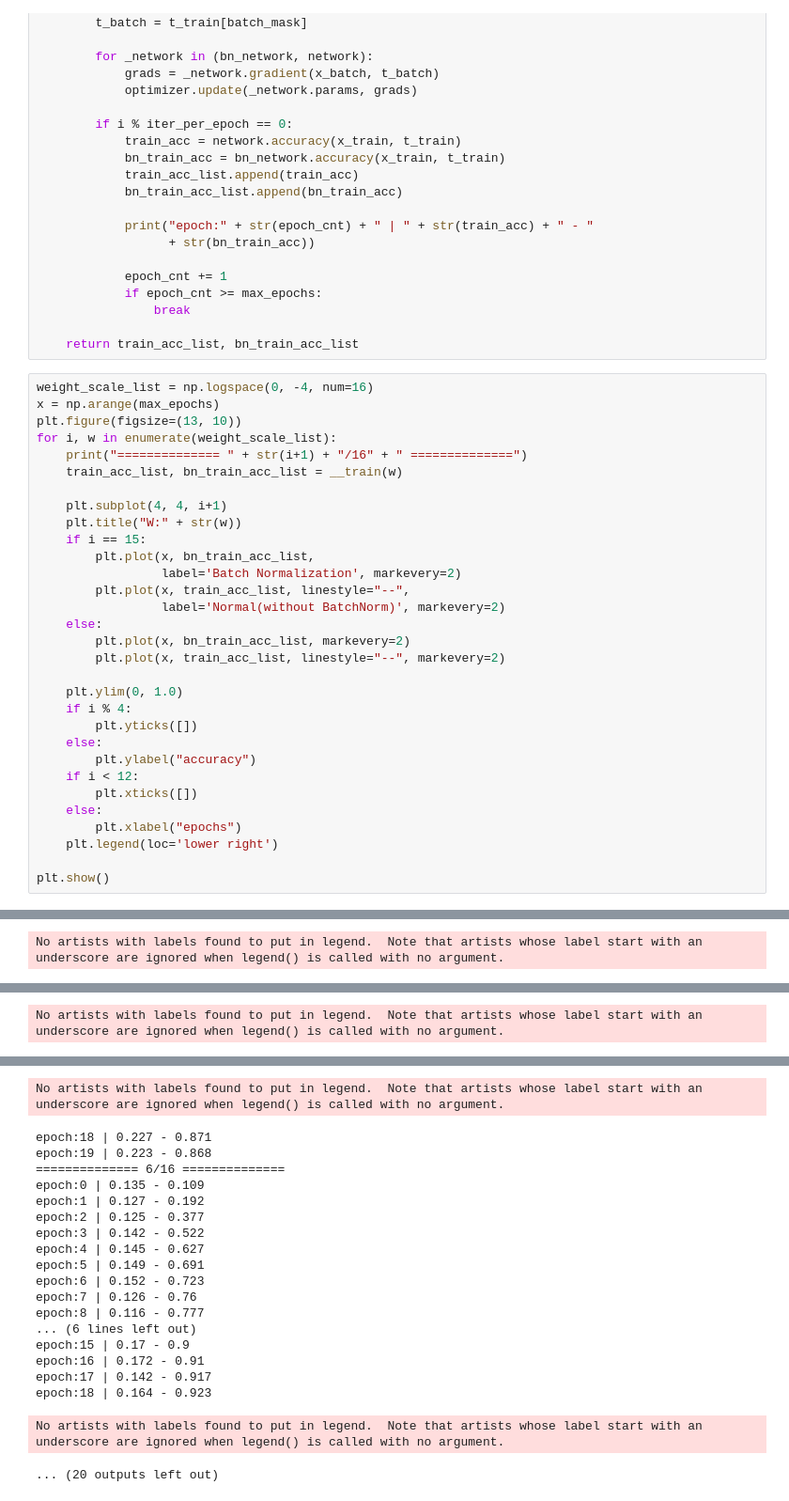
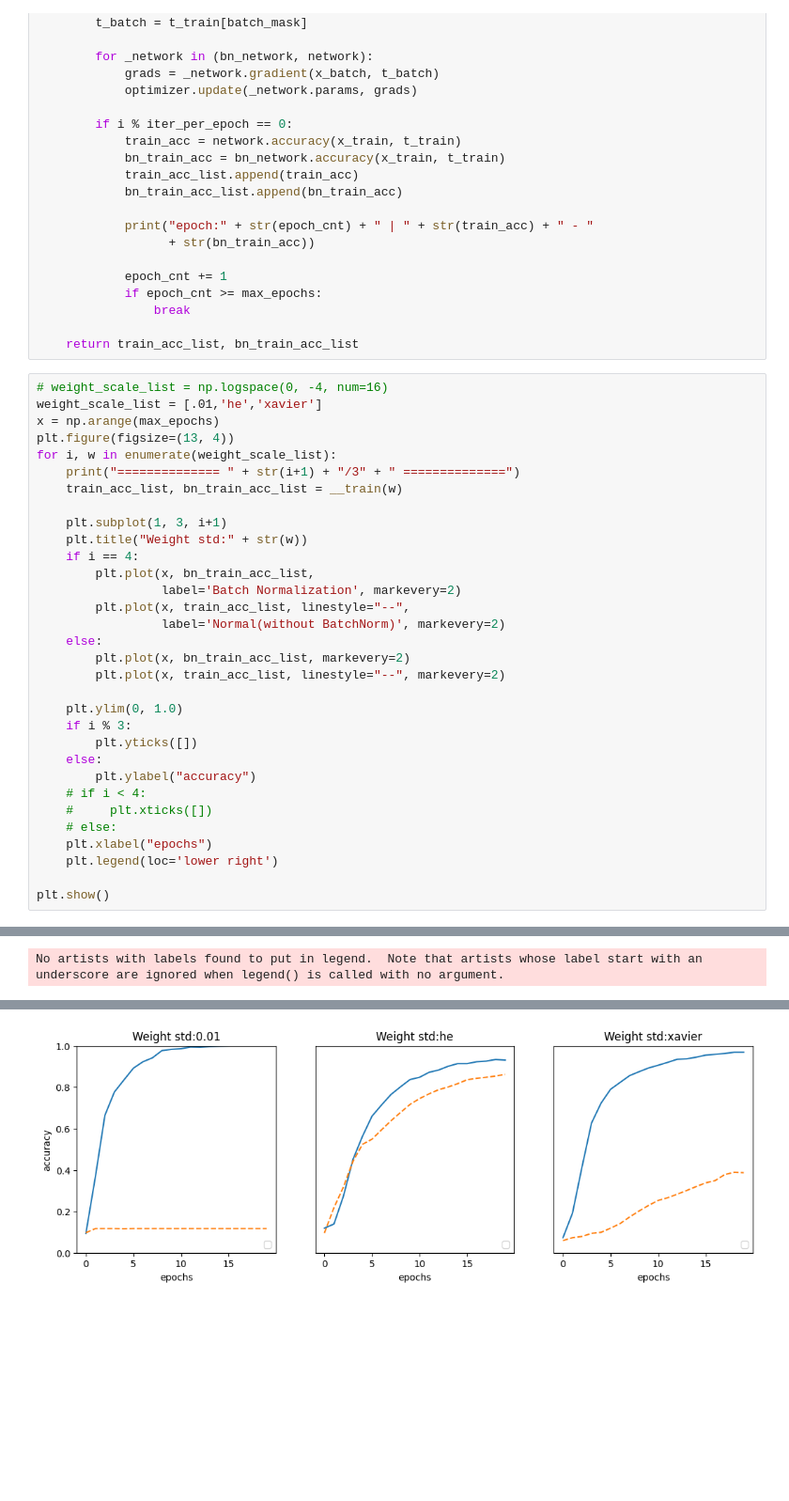
Before and after one commit to chanship72/deepbottom, a Jupyter notebook: chapter6/batch_norm_test.ipynb, the cells around one changed output, grey strips where cells are left out. Shown: that part at 94% size. Saved outputs shown, nothing was run; the diff lists cells and outputs as text; blank space fills up the shorter version.

```diff
--- a/chapter6/batch_norm_test.ipynb
+++ b/chapter6/batch_norm_test.ipynb
@@ -60,16 +60,17 @@ def __train(weight_init_std):
 
     return train_acc_list, bn_train_acc_list
 # %%
-weight_scale_list = np.logspace(0, -4, num=16)
+# weight_scale_list = np.logspace(0, -4, num=16)
+weight_scale_list = [.01,'he','xavier']
 x = np.arange(max_epochs)
-plt.figure(figsize=(13, 10))
+plt.figure(figsize=(13, 4))
 for i, w in enumerate(weight_scale_list):
-    print("============== " + str(i+1) + "/16" + " ==============")
+    print("============== " + str(i+1) + "/3" + " ==============")
     train_acc_list, bn_train_acc_list = __train(w)
 
-    plt.subplot(4, 4, i+1)
-    plt.title("W:" + str(w))
-    if i == 15:
+    plt.subplot(1, 3, i+1)
+    plt.title("Weight std:" + str(w))
+    if i == 4:
         plt.plot(x, bn_train_acc_list,
                  label='Batch Normalization', markevery=2)
         plt.plot(x, train_acc_list, linestyle="--",
@@ -79,14 +80,14 @@ for i, w in enumerate(weight_scale_list):
         plt.plot(x, train_acc_list, linestyle="--", markevery=2)
 
     plt.ylim(0, 1.0)
-    if i % 4:
+    if i % 3:
         plt.yticks([])
     else:
         plt.ylabel("accuracy")
-    if i < 12:
-        plt.xticks([])
-    else:
-        plt.xlabel("epochs")
+    # if i < 4:
+    #     plt.xticks([])
+    # else:
+    plt.xlabel("epochs")
     plt.legend(loc='lower right')
 
 plt.show()
@@ -170 +152,0 @@ epoch:18 | 0.866 - 0.788
-No artists with labels found to put in legend.  Note that artists whose label start with an underscore are ignored when legend() is called with no argument.
@@ -191,20 +153 @@ epoch:17 | 0.223 - 0.857
-No artists with labels found to put in legend.  Note that artists whose label start with an underscore are ignored when legend() is called with no argument.
-epoch:18 | 0.227 - 0.871
-epoch:19 | 0.223 - 0.868
-============== 6/16 ==============
-epoch:0 | 0.135 - 0.109
-epoch:1 | 0.127 - 0.192
-epoch:2 | 0.125 - 0.377
-epoch:3 | 0.142 - 0.522
-epoch:4 | 0.145 - 0.627
-epoch:5 | 0.149 - 0.691
-epoch:6 | 0.152 - 0.723
-epoch:7 | 0.126 - 0.76
-epoch:8 | 0.116 - 0.777
-... (6 lines left out)
-epoch:15 | 0.17 - 0.9
-epoch:16 | 0.172 - 0.91
-epoch:17 | 0.142 - 0.917
-epoch:18 | 0.164 - 0.923
-No artists with labels found to put in legend.  Note that artists whose label start with an underscore are ignored when legend() is called with no argument.
-... (20 outputs left out)
+[figure, added]
```
Also changed, not shown: parts of 1 cell of this notebook, 9 other files.
